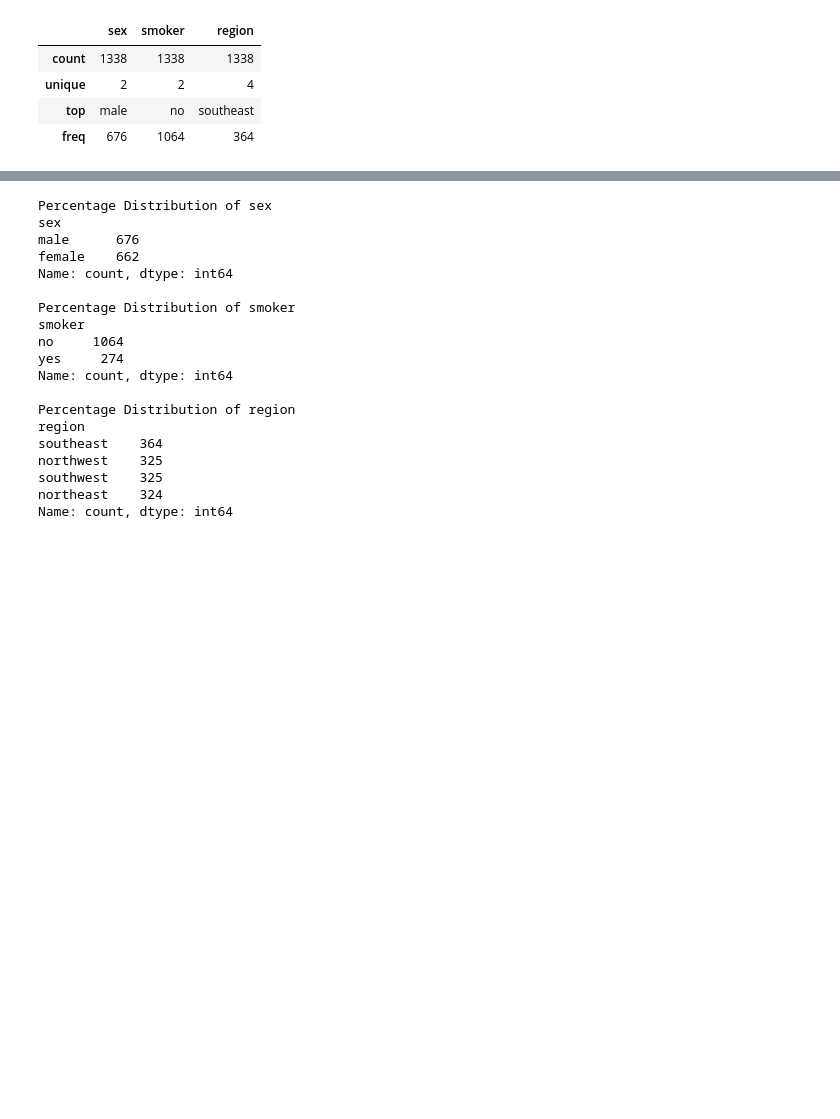
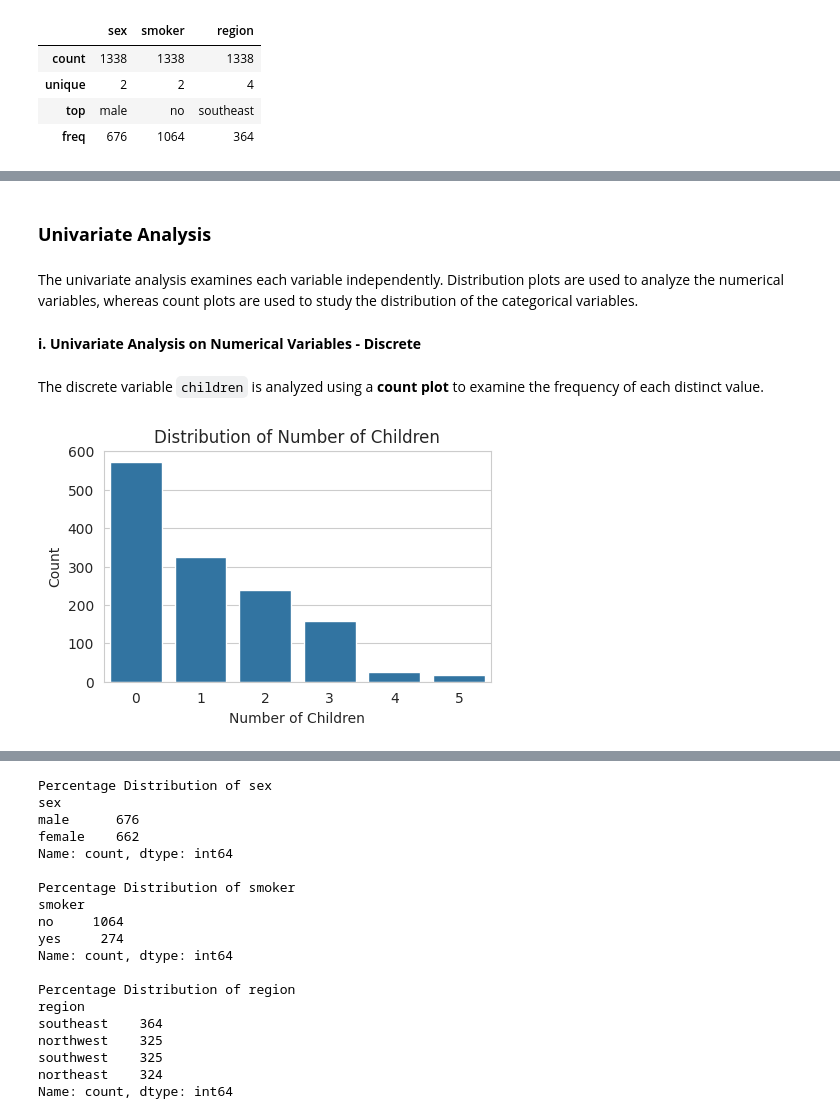
Before and after one commit to MonishDY/AI-Track, a Jupyter notebook: Capstone Project/MonishDY_230701195_Axis_Case_Study.ipynb, the cells around one changed output, grey strips where cells are left out. Saved outputs shown, nothing was run; the diff lists cells and outputs as text; code cells hidden in the pictures; blank space fills up the shorter version.

```diff
--- a/Capstone Project/MonishDY_230701195_Axis_Case_Study.ipynb
+++ b/Capstone Project/MonishDY_230701195_Axis_Case_Study.ipynb
@@ -254,0 +314,18 @@ dtype: float64
+# %% [markdown]
+### **Univariate Analysis**
+# %% [markdown]
+The univariate analysis examines each variable independently. Distribution plots are used to analyze the numerical variables, whereas count plots are used to study the distribution of the categorical variables.
+# %% [markdown]
+**i. Univariate Analysis on Numerical Variables - Discrete**
+# %% [markdown]
+The discrete variable `children` is analyzed using a **count plot** to examine the frequency of each distinct value.
+# %%
+# Count plot for discrete variable
+plt.figure(figsize=(5,3))
+sns.countplot(x='children', data=data)
+plt.title('Distribution of Number of Children')
+plt.xlabel('Number of Children')
+plt.ylabel('Count')
+plt.show()
+# %% [output]
+[figure, added]
```
Also changed, not shown: parts of 141 cells of this notebook.
